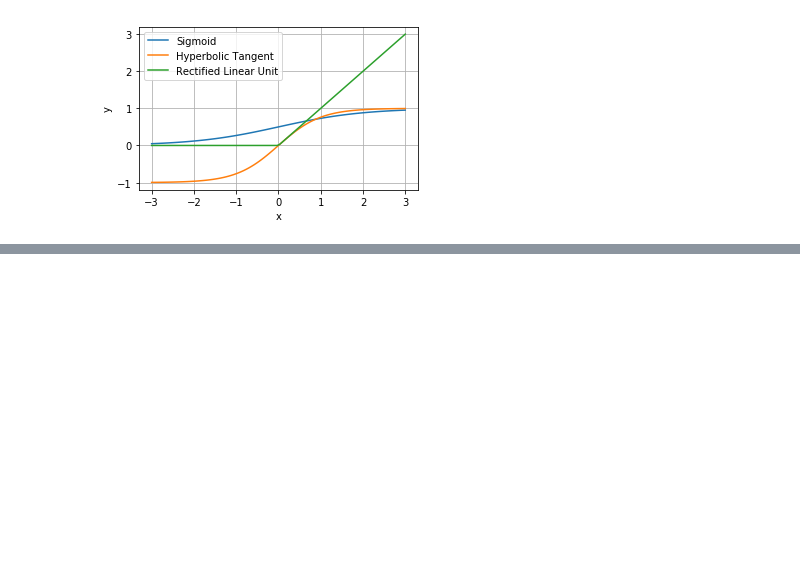
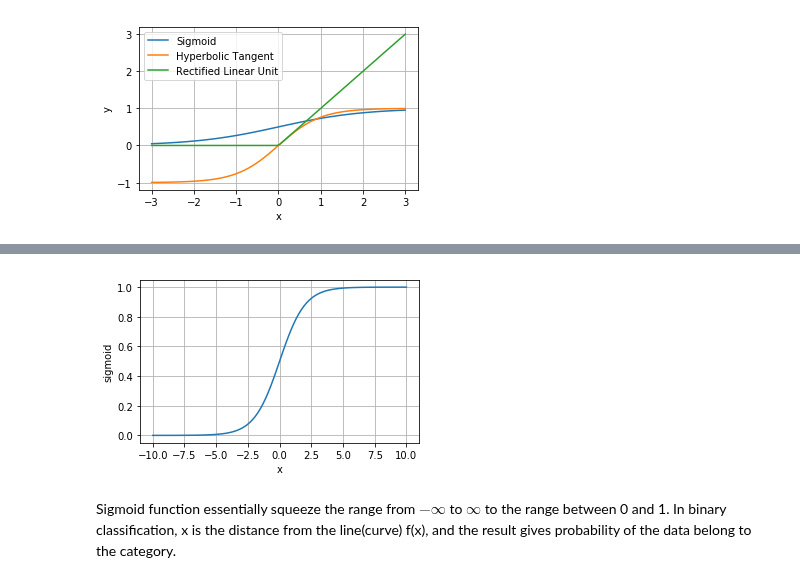
Before and after one commit to skim0119/DeepLearning_Notes, a Jupyter notebook: 0.Neural Network Theory/2.Activation Function.ipynb, the cells around one changed output, grey strips where cells are left out. Saved outputs shown, nothing was run; the diff lists cells and outputs as text; code cells hidden in the pictures; blank space fills up the shorter version.

Commit message:
run activation function note

```diff
--- a/0.Neural Network Theory/2.Activation Function.ipynb
+++ b/0.Neural Network Theory/2.Activation Function.ipynb
@@ -50,0 +62,13 @@ subplot.legend(loc='best')
+# %%
+sigmoid = lambda x: 1 / (1 + np.exp(-x))
+
+fig = plt.figure(figsize=(5,3))
+linex=np.linspace(-10,10,100)
+plt.plot(linex, sigmoid(linex))
+plt.xlabel('x')
+plt.ylabel('sigmoid')
+plt.grid('on')
+# %% [output]
+[figure, added]
+# %% [markdown]
+Sigmoid function essentially squeeze the range from $-\infty$ to $\infty$ to the range between 0 and 1. In binary classification, x is the distance from the line(curve) f(x), and the result gives probability of the data belong to the category.
```
Also changed, not shown: parts of 4 cells of this notebook.
